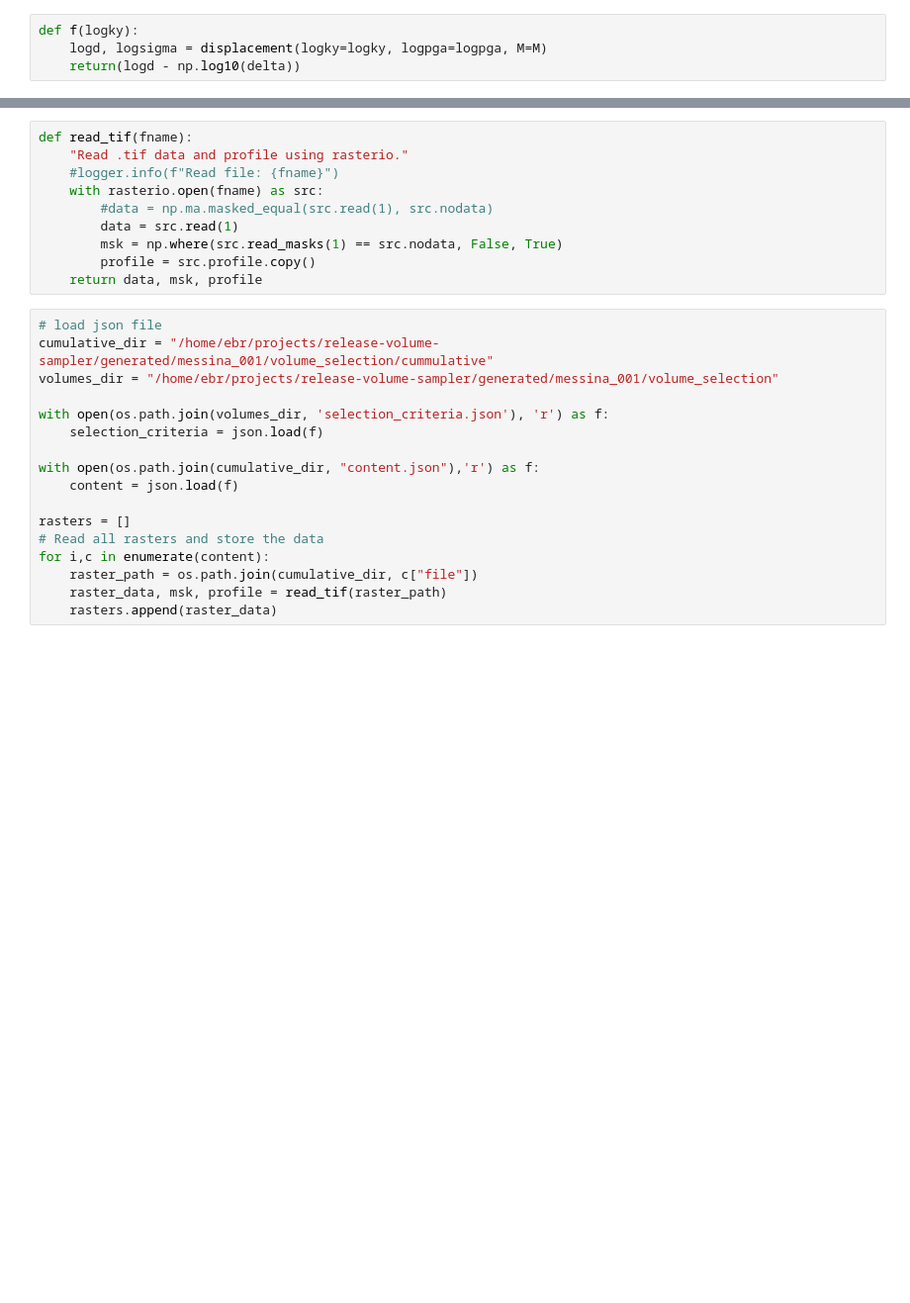
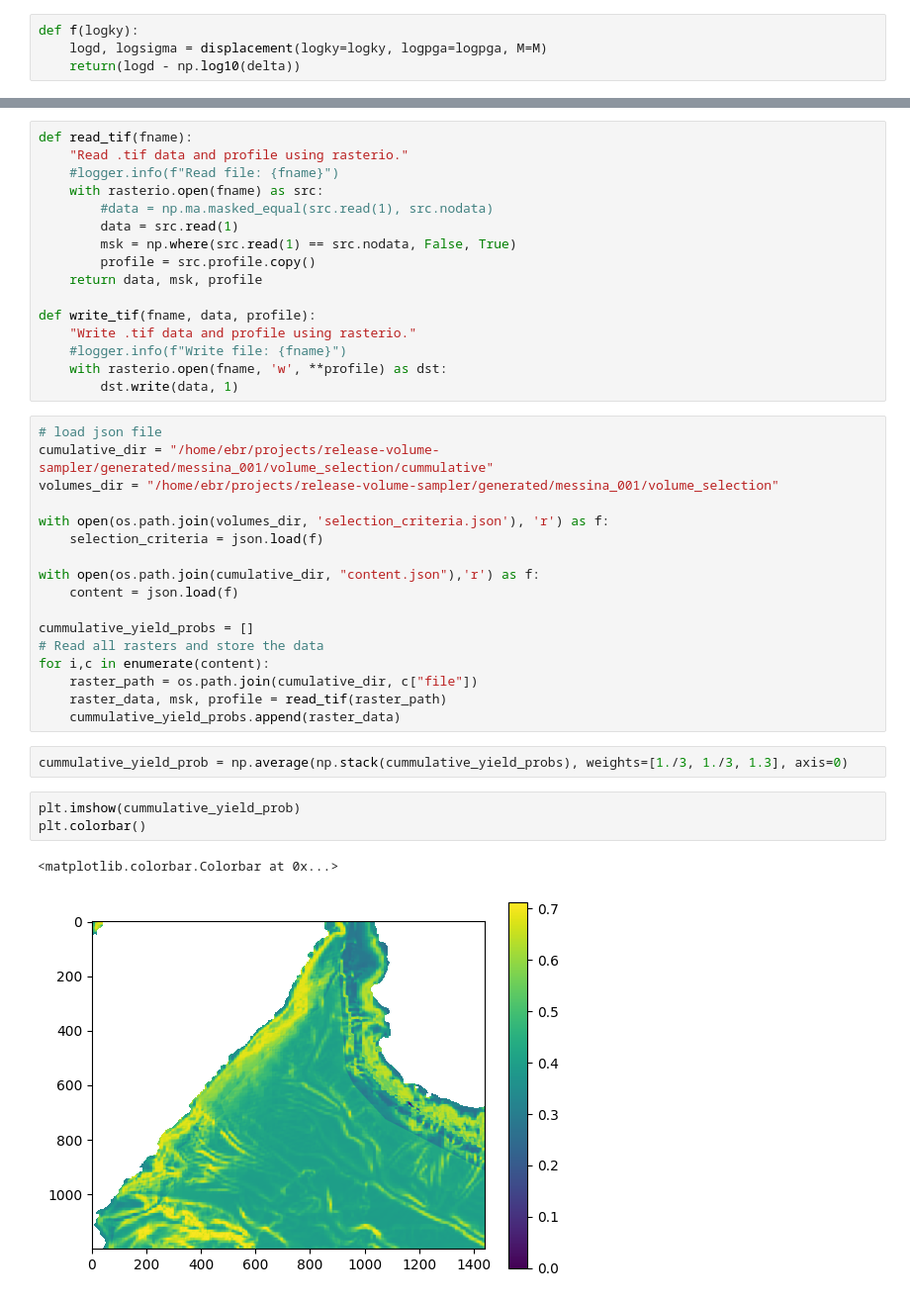
Before and after one commit to dtgeoeu-wp6-tsunamis/release-volume-sampler, a Jupyter notebook: src/displacements/volume_preselection.ipynb, the cells around one changed output, grey strips where cells are left out. Shown at 99% size. Saved outputs shown, nothing was run; the diff lists cells and outputs as text; blank space fills up the shorter version.

```diff
--- a/src/displacements/volume_preselection.ipynb
+++ b/src/displacements/volume_preselection.ipynb
@@ -88,9 +116,15 @@ def read_tif(fname):
     with rasterio.open(fname) as src:
         #data = np.ma.masked_equal(src.read(1), src.nodata)
         data = src.read(1)
-        msk = np.where(src.read_masks(1) == src.nodata, False, True)
+        msk = np.where(src.read(1) == src.nodata, False, True)
         profile = src.profile.copy()
     return data, msk, profile
+
+def write_tif(fname, data, profile):
+    "Write .tif data and profile using rasterio."
+    #logger.info(f"Write file: {fname}")
+    with rasterio.open(fname, 'w', **profile) as dst:
+        dst.write(data, 1)
 # %%
 # load json file
 cumulative_dir = "/home/ebr/projects/release-volume-sampler/generated/messina_001/volume_selection/cummulative"
@@ -102,9 +136,17 @@ with open(os.path.join(volumes_dir, 'selection_criteria.json'), 'r') as f:
 with open(os.path.join(cumulative_dir, "content.json"),'r') as f:
     content = json.load(f)
 
-rasters = []
+cummulative_yield_probs = []
 # Read all rasters and store the data
 for i,c in enumerate(content):
     raster_path = os.path.join(cumulative_dir, c["file"])
     raster_data, msk, profile = read_tif(raster_path)
-    rasters.append(raster_data)
+    cummulative_yield_probs.append(raster_data)
+# %%
+cummulative_yield_prob = np.average(np.stack(cummulative_yield_probs), weights=[1./3, 1./3, 1.3], axis=0)
+# %%
+plt.imshow(cummulative_yield_prob)
+plt.colorbar()
+# %% [output]
+<matplotlib.colorbar.Colorbar at 0x...>
+[figure, added]
```
Also changed, not shown: parts of 21 cells of this notebook, 9 other files.
